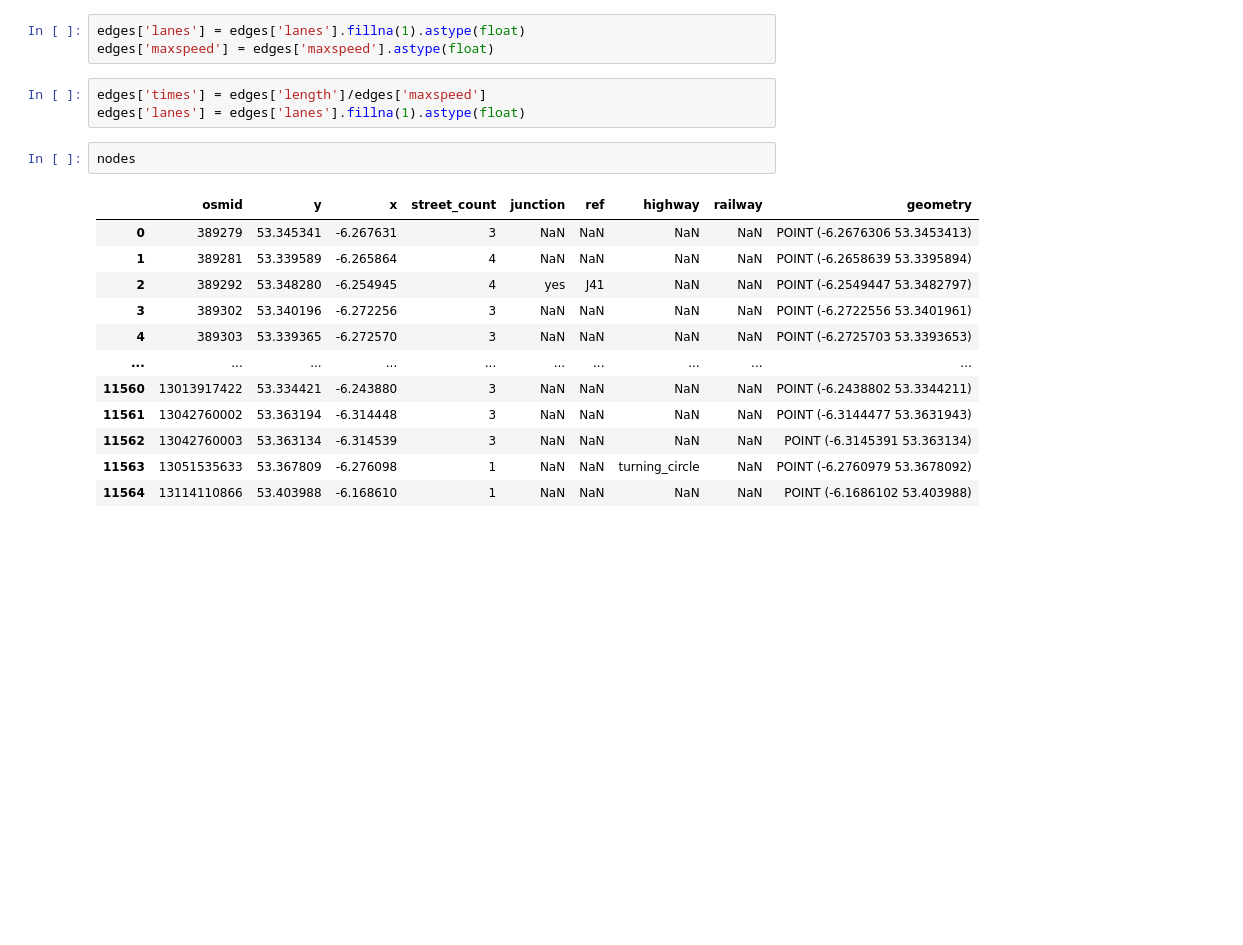
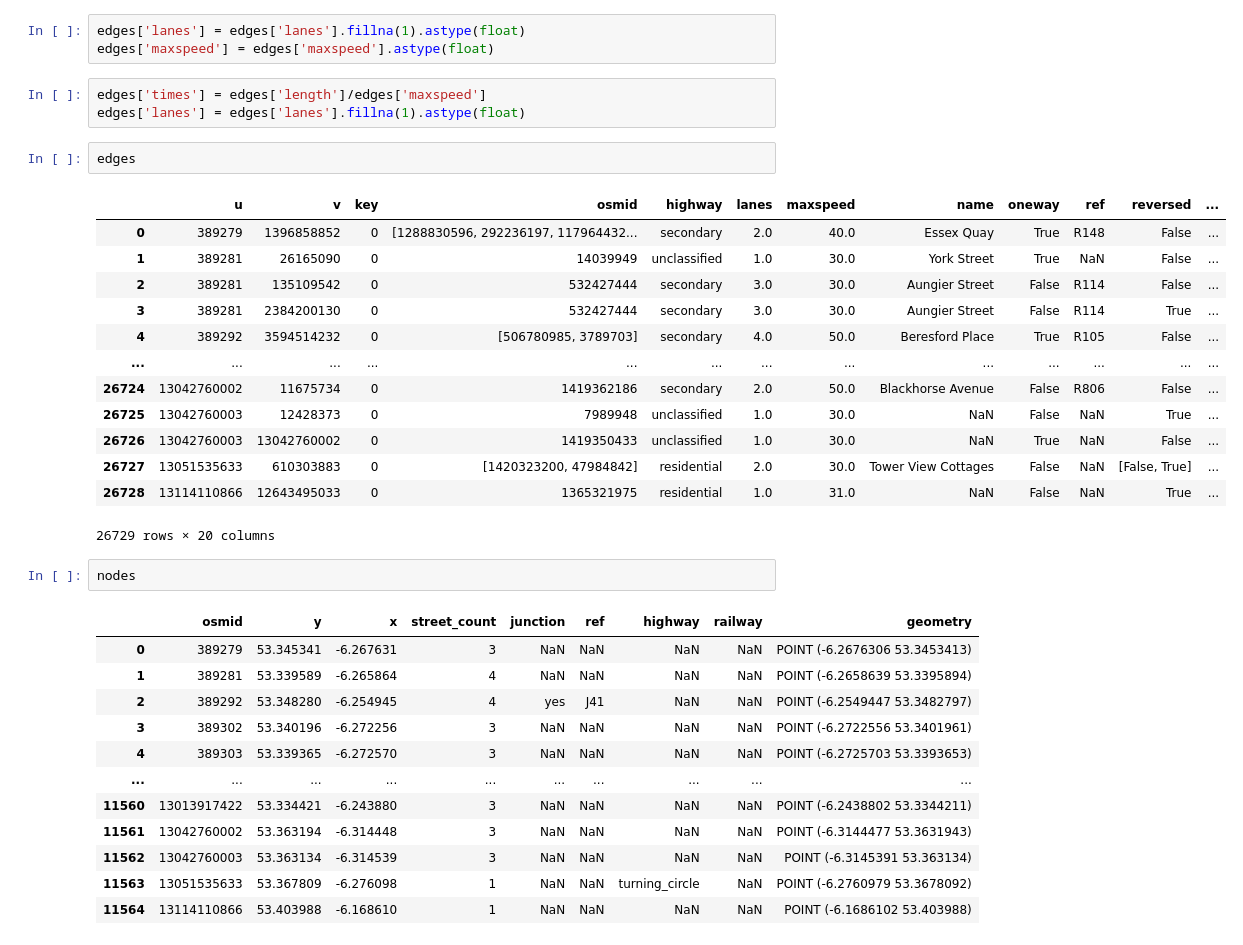
Before and after one commit to williamosherson/hackathon, a Jupyter notebook: hackathon.ipynb, the cells around one changed output. Cells and saved outputs as stored; diff of their text form; blank space fills up the shorter version.

```diff
--- a/hackathon.ipynb
+++ b/hackathon.ipynb
@@ -85,6 +85,22 @@ edges['maxspeed'] = edges['maxspeed'].astype(float)
 # %%
 edges['times'] = edges['length']/edges['maxspeed']
 edges['lanes'] = edges['lanes'].fillna(1).astype(float)
+# %%
+edges
+# %% [output]
+|  | u | v | key | osmid | highway | lanes | maxspeed | name | oneway | ref | reversed | ... |
+| 0 | 389279 | 1396858852 | 0 | [1288830596, 292236197, 117964432... | secondary | 2.0 | 40.0 | Essex Quay | True | R148 | False | ... |
+| 1 | 389281 | 26165090 | 0 | 14039949 | unclassified | 1.0 | 30.0 | York Street | True | NaN | False | ... |
+| 2 | 389281 | 135109542 | 0 | 532427444 | secondary | 3.0 | 30.0 | Aungier Street | False | R114 | False | ... |
+| 3 | 389281 | 2384200130 | 0 | 532427444 | secondary | 3.0 | 30.0 | Aungier Street | False | R114 | True | ... |
+| 4 | 389292 | 3594514232 | 0 | [506780985, 3789703] | secondary | 4.0 | 50.0 | Beresford Place | True | R105 | False | ... |
+| ... | ... | ... | ... | ... | ... | ... | ... | ... | ... | ... | ... | ... |
+| 26724 | 13042760002 | 11675734 | 0 | 1419362186 | secondary | 2.0 | 50.0 | Blackhorse Avenue | False | R806 | False | ... |
+| 26725 | 13042760003 | 12428373 | 0 | 7989948 | unclassified | 1.0 | 30.0 | NaN | False | NaN | True | ... |
+| 26726 | 13042760003 | 13042760002 | 0 | 1419350433 | unclassified | 1.0 | 30.0 | NaN | True | NaN | False | ... |
+| 26727 | 13051535633 | 610303883 | 0 | [1420323200, 47984842] | residential | 2.0 | 30.0 | Tower View Cottages | False | NaN | [False, True] | ... |
+| 26728 | 13114110866 | 12643495033 | 0 | 1365321975 | residential | 1.0 | 31.0 | NaN | False | NaN | True | ... |
+26729 rows × 20 columns
 # %%
 nodes
 # %% [output]
```
Also changed, not shown: parts of 12 cells of this notebook.
